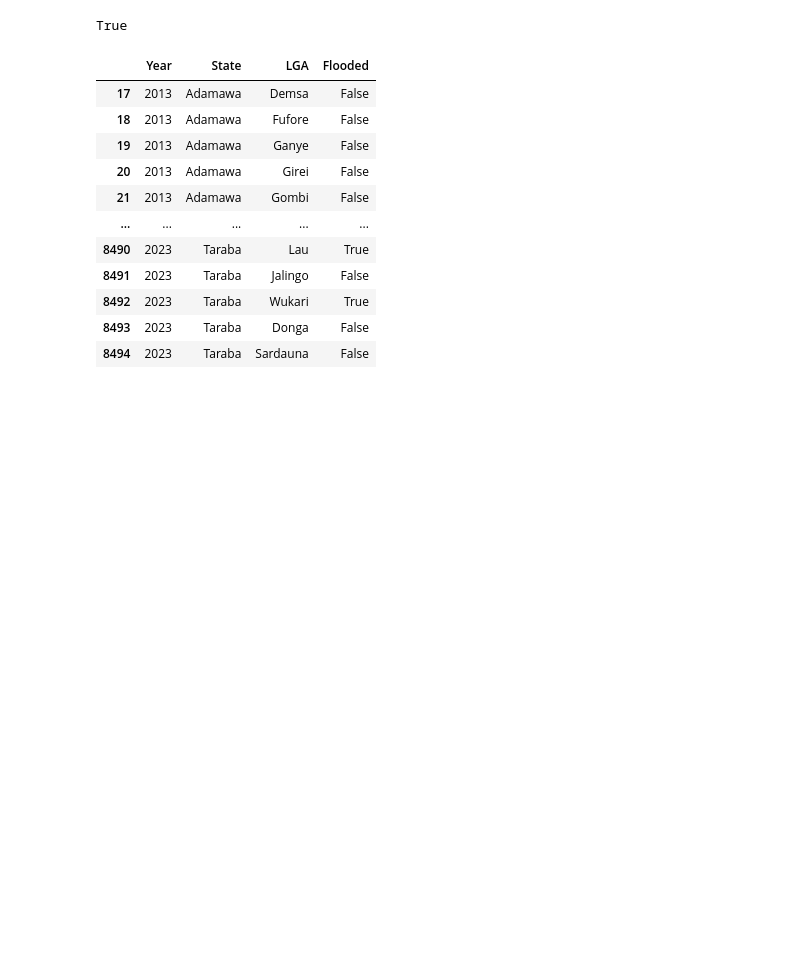
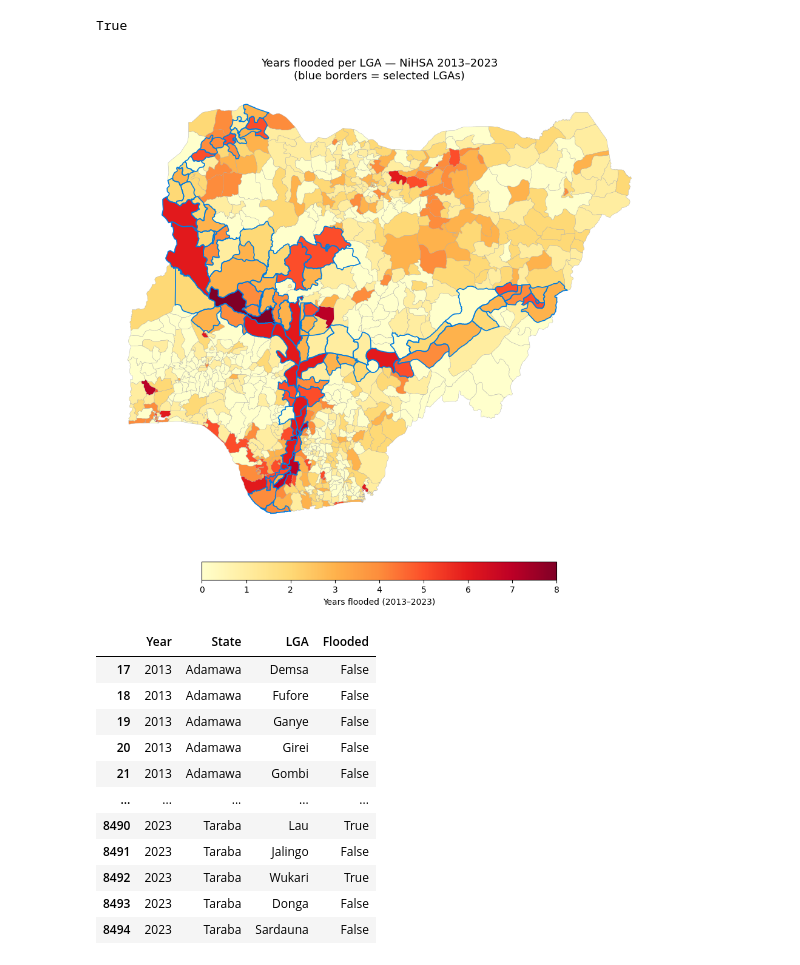
Before and after one commit to OCHA-DAP/ds-aa-nga-flooding, a Jupyter notebook: exploration/2026/02_nihsa_floodrecord.ipynb, the cells around one changed output. Drawn from its saved outputs; the diff is of its cells as text; code cells hidden in the pictures; blank space fills up the shorter version.

Commit message:
add years flooded map to nihsa notebook

```diff
--- a/exploration/2026/02_nihsa_floodrecord.ipynb
+++ b/exploration/2026/02_nihsa_floodrecord.ipynb
@@ -65,6 +65,62 @@ df_nihsa["LGA"] = df_nihsa["LGA"].replace(
         "kaduna South": "Kaduna South",
     }
 )
+# %%
+import geopandas as gpd
+import matplotlib.pyplot as plt
+
+# Count years flooded per LGA across full dataset (2013–2023)
+df_years_flooded = (
+    df_nihsa[df_nihsa["Flooded"]]
+    .groupby(["State", "LGA"])["Year"]
+    .nunique()
+    .reset_index()
+    .rename(columns={"Year": "years_flooded"})
+)
+
+# Join to adm2 by exact state + LGA name match
+# Note: LGAs with name mismatches vs CODAB will show as 0
+gdf_years = adm2.merge(
+    df_years_flooded,
+    left_on=["ADM1_EN", "ADM2_EN"],
+    right_on=["State", "LGA"],
+    how="left",
+)
+gdf_years["years_flooded"] = gdf_years["years_flooded"].fillna(0).astype(int)
+
+fig, ax = plt.subplots(figsize=(12, 10))
+
+gdf_years.plot(
+    column="years_flooded",
+    cmap="YlOrRd",
+    legend=True,
+    legend_kwds={
+        "label": "Years flooded (2013–2023)",
+        "orientation": "horizontal",
+        "shrink": 0.5,
+        "pad": 0.05,
+    },
+    ax=ax,
+    edgecolor="#aaaaaa",
+    linewidth=0.3,
+)
+
+# Overlay selected LGA borders
+gdf_lga_sel.plot(
+    ax=ax, facecolor="none", edgecolor="#007CE0", linewidth=1.2, zorder=3
+)
+
+ax.set_title(
+    "Years flooded per LGA — NiHSA 2013–2023\n(blue borders = selected LGAs)",
+    fontsize=13,
+)
+ax.set_axis_off()
+plt.tight_layout()
+plt.savefig(
+    "figures/nihsa_years_flooded_map.png", dpi=200, bbox_inches="tight"
+)
+# %% [output]
+[figure, added]
 # %%
 df_nihsa = df_nihsa[df_nihsa["State"].isin(list(gdf_lga_sel.ADM1_EN.unique()))]
 # %%
```
